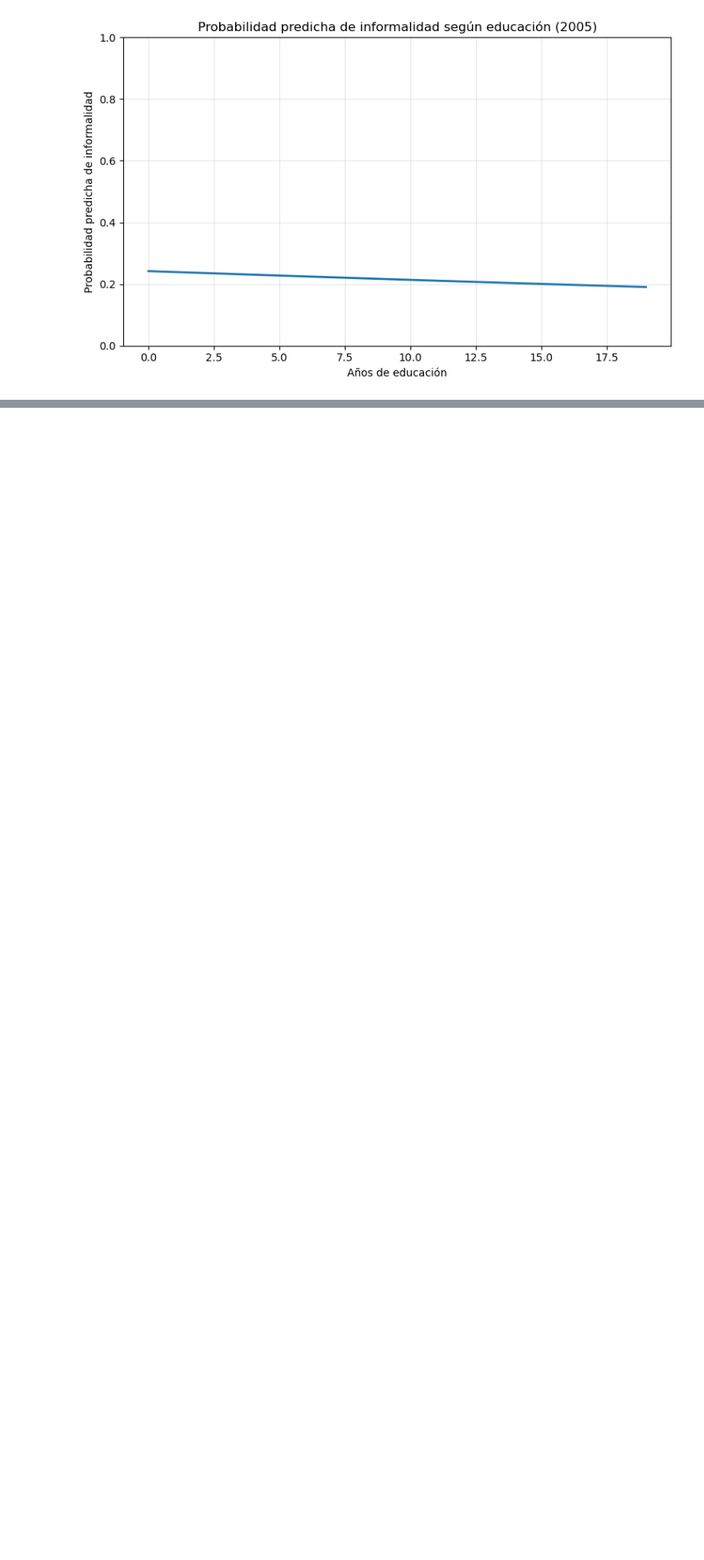
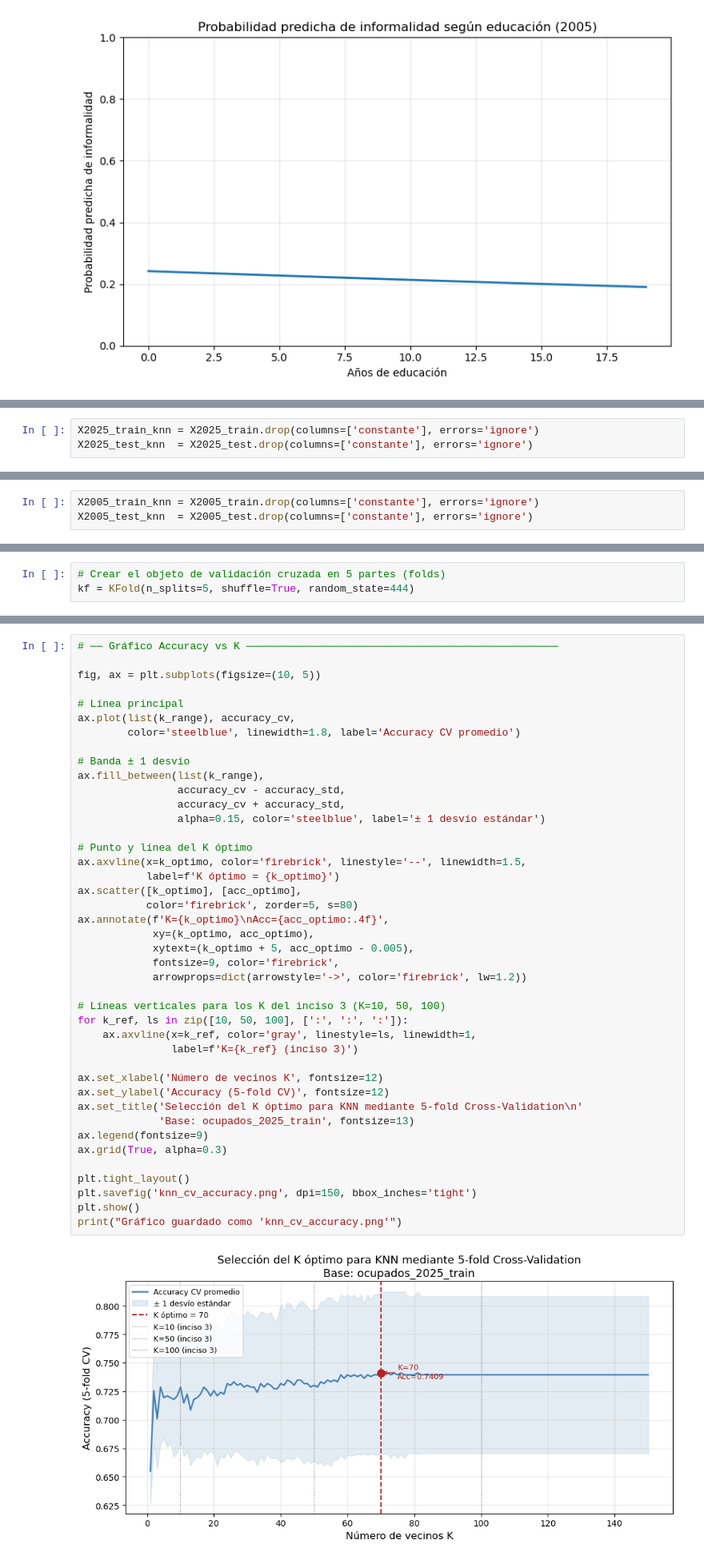
Before and after one commit to mariasolsampogna/E337_Grupo2, a Jupyter notebook: TP3/tp3.ipynb, the cells around one changed output, grey strips where cells are left out. Shown at 80% size. Cells and saved outputs as stored; diff of their text form; blank space fills up the shorter version.

```diff
--- a/TP3/tp3.ipynb
+++ b/TP3/tp3.ipynb
@@ -520,0 +563,3 @@ plt.show()
+# %%
+X2025_train_knn = X2025_train.drop(columns=['constante'], errors='ignore')
+X2025_test_knn  = X2025_test.drop(columns=['constante'], errors='ignore')
@@ -520,0 +618,3 @@ plt.show()
+# %%
+X2005_train_knn = X2005_train.drop(columns=['constante'], errors='ignore')
+X2005_test_knn  = X2005_test.drop(columns=['constante'], errors='ignore')
@@ -520,0 +699,3 @@ plt.show()
+# %%
+# Crear el objeto de validación cruzada en 5 partes (folds)
+kf = KFold(n_splits=5, shuffle=True, random_state=444)
@@ -520,0 +736,44 @@ plt.show()
+# %%
+# ── Gráfico Accuracy vs K ──────────────────────────────────────────────────
+
+fig, ax = plt.subplots(figsize=(10, 5))
+
+# Línea principal
+ax.plot(list(k_range), accuracy_cv,
+        color='steelblue', linewidth=1.8, label='Accuracy CV promedio')
+
+# Banda ± 1 desvío
+ax.fill_between(list(k_range),
+                accuracy_cv - accuracy_std,
+                accuracy_cv + accuracy_std,
+                alpha=0.15, color='steelblue', label='± 1 desvío estándar')
+
+# Punto y línea del K óptimo
+ax.axvline(x=k_optimo, color='firebrick', linestyle='--', linewidth=1.5,
+           label=f'K óptimo = {k_optimo}')
+ax.scatter([k_optimo], [acc_optimo],
+           color='firebrick', zorder=5, s=80)
+ax.annotate(f'K={k_optimo}\nAcc={acc_optimo:.4f}',
+            xy=(k_optimo, acc_optimo),
+            xytext=(k_optimo + 5, acc_optimo - 0.005),
+            fontsize=9, color='firebrick',
+            arrowprops=dict(arrowstyle='->', color='firebrick', lw=1.2))
+
+# Líneas verticales para los K del inciso 3 (K=10, 50, 100)
+for k_ref, ls in zip([10, 50, 100], [':', ':', ':']):
+    ax.axvline(x=k_ref, color='gray', linestyle=ls, linewidth=1,
+               label=f'K={k_ref} (inciso 3)')
+
+ax.set_xlabel('Número de vecinos K', fontsize=12)
+ax.set_ylabel('Accuracy (5-fold CV)', fontsize=12)
+ax.set_title('Selección del K óptimo para KNN mediante 5-fold Cross-Validation\n'
+             'Base: ocupados_2025_train', fontsize=13)
+ax.legend(fontsize=9)
+ax.grid(True, alpha=0.3)
+
+plt.tight_layout()
+plt.savefig('knn_cv_accuracy.png', dpi=150, bbox_inches='tight')
+plt.show()
+print("Gráfico guardado como 'knn_cv_accuracy.png'")
+# %% [output]
+[figure, added]
```
Also changed, not shown: parts of 27 cells of this notebook, 1 other file.
